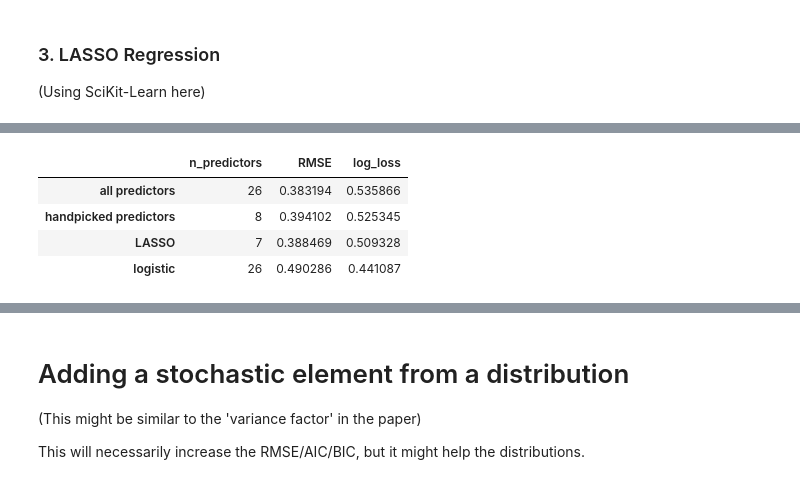
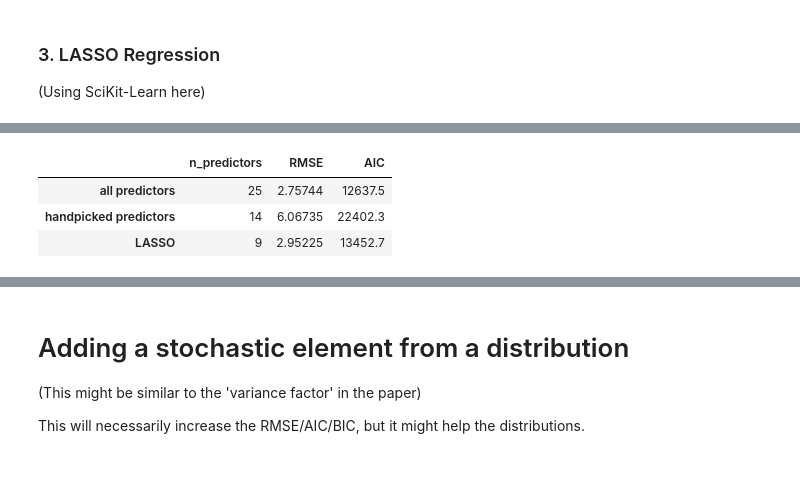
Before and after one commit to kwheelan/Linear_downscaling, a Jupyter notebook: Temp_Downscaling.ipynb, the cells around one changed output, grey strips where cells are left out. Saved outputs shown, nothing was run; the diff lists cells and outputs as text; code cells hidden in the pictures.

Commit message:
completed regression for TMax. Yet to edit stochastic element.

```diff
--- a/Temp_Downscaling.ipynb
+++ b/Temp_Downscaling.ipynb
@@ -79,11 +79,12 @@ for col in [i for i in predictors.keys()]:
 # %%
 #import observations
 obs_file = "/glade/p/cisl/risc/narccap/obs/gridMET/common/DCA/tmax.gridMET.NAM-22i.SGP.nc"
-obs = xr.open_mfdataset(obs_file).sel(time = slice('1979-01-01','2018-12-31'))
+obs = xr.open_mfdataset(obs_file).sel(time = slice('1979-01-01','2014-12-31'))
 
 #getting training data
-X_all = predictors.sel(lat = lat, lon = lon, method = 'nearest')
-Y_all = obs.sel(lat = lat, lon = lon, method = 'nearest')
+#slicing input data to the date range of obs (through 2014)
+X_all = predictors.sel(lat = lat, lon = lon, method = 'nearest').sel(time = slice('1980-01-01','2014-12-31'))
+Y_all = obs.sel(lat = lat, lon = lon, method = 'nearest').sel(time = slice('1980-01-01','2014-12-31'))
 # %% [markdown]
 ### Add a column of ones for constants
 # %%
@@ -292,9 +323,0 @@ C = grid_search.best_params_['C'] #get best 'C' value for l1 penalty
-# %%
-glm.set_params(C = C)
-glm.fit(X, y) #fit logistic equation
-
-logit_preds = [all_preds[i] for i in range(len(glm.coef_[0])) if glm.coef_[0][i] != 0]
-betas_logit = pd.DataFrame(index = logit_preds, data = [coef for coef in glm.coef_[0] if coef !=0], columns = ['coefficient'])
-
-#uncomment below to print coefficients
-#betas_logit
@@ -307,52 +330,48 @@ RMSE isn't that meaningful for binary prediction (yes/no precip), so I've includ
 # %%
+models = ['all predictors', 'handpicked predictors', 'LASSO'] #names of each probability model
+inputData = ['X_test_np', 'x_test_subset', 'x_test_lasso'] #the input data for each model
+#the names of the dataframes where the coefficents are stored
+betas = ['betas_all_linear', 'betas_handselect_linear', 'betas_LASSO']
+
+y_test_np = Y_test.tmax.values #obs values for testing as numpy array
+
+#creating a dataframe to save the model metrics
+model_metrics = pd.DataFrame(index = models, columns = ['n_predictors','RMSE', 'AIC'])
+
 def predict_linear(X, betas):
     """Input: X, an xarray object containing predictors (obs as rows, predictors as columnns),
               betas, a numpy matrix of coefficients
        Output: Predictions in a numpy matrix; each row is a separate day"""
     keys = [key for key in X.keys()]
     X = np.matrix([X[key].values for key in keys]).transpose()
     return np.matmul(X, betas)
 
 def RMSE(preds, obs):
     """Input: numpy matrix of predictions, numpy matrix of true values (for both, each row is a day)
        Output: Root mean squared error, as a float"""
     return np.sqrt(np.square(preds - obs.reshape(obs.shape[0],1)).mean())
 
-def logLoss(preds, obs):
-    """ Input: numpy matrix of predictions
-               numpy matrix of true values
-        Output: log-loss (cross-entropy) value"""
-    probas = [float(pred) for pred in preds]
-    for i in range(len(probas)):
-        if probas[i]>1: probas[i] = 1
-        if probas[i]<0: probas[i] = 0
-    probas = np.array([ [1-pred, pred] for pred in probas])
-    return log_loss(obs, probas)
+def AIC(preds, obs, k):
+    """Input: numpy matrix of predictions,
+              numpy matrix of true values (for both, each row is a day)
+              k (integer), the number of predictors
+       Output: Akaike's Information Criterion, as a float"""
+    n = preds.shape[0] #length of time series (number of points)
+    SSE = np.square(preds - obs.reshape(obs.shape[0],1)).sum() #Sum of squared errors
+    return (2*k) + (n * np.log(SSE/n))
 
-models = ['all predictors', 'handpicked predictors', 'LASSO', 'logistic'] #names of each probability model
-inputData = ['X_test', 'X_test.drop(preds_to_drop)', 'X_test.drop(lasso_dropped)', 'X_test'] #the input data for each model
-#the names of the dataframes where the coefficents are stored
-betas = ['betas_all_linear', 'betas_handselect_linear', 'betas_LASSO', 'betas_logit']
-
-#creating a dataframe to save the model metrics
-probability_model_metrics = pd.DataFrame(index = models, columns = ['n_predictors','RMSE', 'log_loss'])
-
-for model,inputData,betaList,i in zip(models, inputData, betas, range(len(models))):
+for model,inputData,betaList,i in zip(models, inputData, betas, range(len(betas))):
     #evaluating the various goodness-of-fit metrics for each model
-    X_test_matrix = np.matrix([X_test[key].values for key in X_test.keys()]).transpose()
-    if model == 'logistic': preds = [pred[1] for pred in glm.predict_proba(X_test_matrix) ]
-    else:
-        preds = predict_linear(eval(inputData), eval(betaList)) #predict values for comparison to obs
+    preds = np.matmul(eval(inputData), eval(betaList)) #predict values for comparison to obs
     k = eval(betaList).shape[0] #number of predictors
-    probability_model_metrics['n_predictors'][i] = k
-    probability_model_metrics['RMSE'][i] = RMSE(preds, Y_test.pr.values>0)
-    probability_model_metrics['log_loss'][i] = logLoss(preds, Y_test.pr.values > 0)
+    model_metrics['n_predictors'][i] = k
+    model_metrics['RMSE'][i] = RMSE(preds, Y_test.tmax.values)
+    model_metrics['AIC'][i] = AIC(preds, Y_test.tmax.values, k)
 
 #Print the table out
-probability_model_metrics
+model_metrics
 # %% [output]
-|  | n_predictors | RMSE | log_loss |
-| all predictors | 26 | 0.383194 | 0.535866 |
-| handpicked predictors | 8 | 0.394102 | 0.525345 |
-| LASSO | 7 | 0.388469 | 0.509328 |
-| logistic | 26 | 0.490286 | 0.441087 |
+|  | n_predictors | RMSE | AIC |
+| all predictors | 25 | 2.75744 | 12637.5 |
+| handpicked predictors | 14 | 6.06735 | 22402.3 |
+| LASSO | 9 | 2.95225 | 13452.7 |
```
Also changed, not shown: parts of 29 cells of this notebook.
